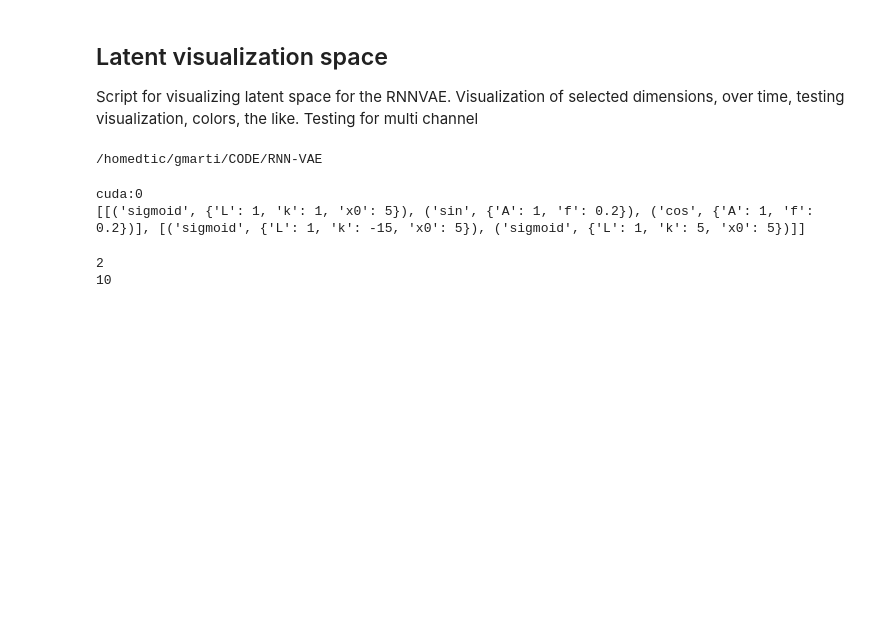
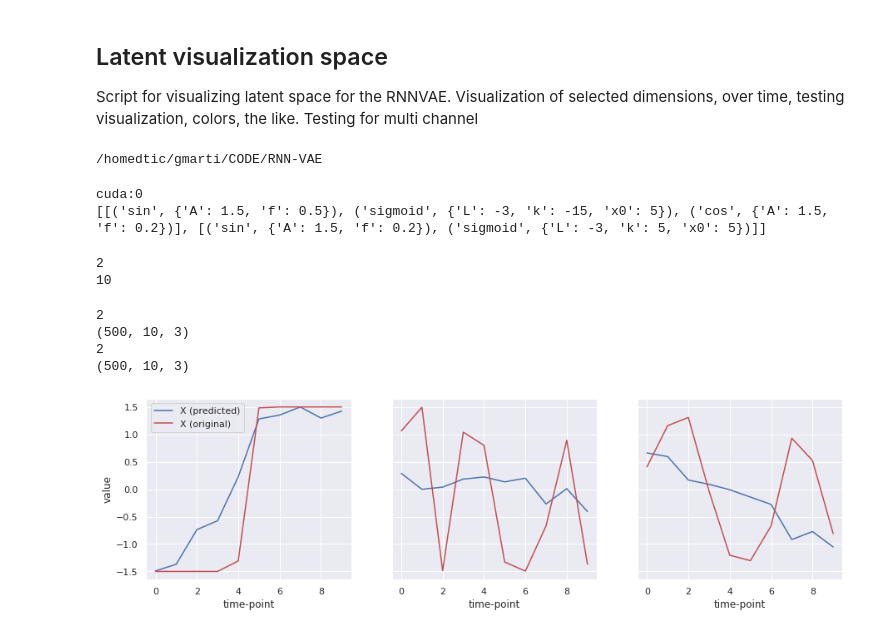
Before and after one commit to GerardMJuan/RNN-VAE, a Jupyter notebook: evaluation/mc_latent_visualization.ipynb, the cells around one changed output. Saved outputs shown, nothing was run; the diff lists cells and outputs as text; code cells hidden in the pictures; blank space fills up the shorter version.

```diff
--- a/evaluation/mc_latent_visualization.ipynb
+++ b/evaluation/mc_latent_visualization.ipynb
@@ -34,22 +34,28 @@ if torch.cuda.is_available():
 
 print(DEVICE)
 
-out_dir = "experiments_mc/meta_synth_nopadding/_h_10_z_4_hid_10_ntp_10_n_300/"
+out_dir = "experiments_mc_newloss/synth_padding/"
 
 #load parameters
 p = eval(open(out_dir + "params.txt").read())
 print(p['curves'])
 
+#ut parameters that initially were not there
+ch_type = ['long','long']
+
+
 model = rnnvae.MCRNNVAE(p["h_size"], p["hidden"], p["n_layers"],
                         p["hidden"], p["n_layers"], p["hidden"],
                         p["n_layers"], p["z_dim"], p["hidden"], p["n_layers"],
                         p["clip"], p["n_epochs"], p["batch_size"],
-                        p["n_channels"], p["n_feats"], p["model_name_dict"], DEVICE)
+                        p["n_channels"], p["ch_type"], p["n_feats"], DEVICE, print_every=100,
+                        phi_layers=p["phi_layers"], sigmoid_mean=p["sig_mean"],
+                        dropout=p["dropout"], dropout_threshold=p["drop_th"])
 model = model.to(DEVICE)
 model.load(out_dir+'model.pt')
 # %% [output]
 cuda:0
-[[('sigmoid', {'L': 1, 'k': 1, 'x0': 5}), ('sin', {'A': 1, 'f': 0.2}), ('cos', {'A': 1, 'f': 0.2})], [('sigmoid', {'L': 1, 'k': -15, 'x0': 5}), ('sigmoid', {'L': 1, 'k': 5, 'x0': 5})]]
+[[('sin', {'A': 1.5, 'f': 0.5}), ('sigmoid', {'L': -3, 'k': -15, 'x0': 5}), ('cos', {'A': 1.5, 'f': 0.2})], [('sin', {'A': 1.5, 'f': 0.2}), ('sigmoid', {'L': -3, 'k': 5, 'x0': 5})]]
 # %%
 X_samples_tensor = []
 nsamples = 500
@@ -80 +101,45 @@ classif = [item for elem in classif for item in elem]
+# %%
+
+X_fwd = model.predict(X_samples_tensor, n_rec_tp)
+
+#Reformulate things
+X_pred = [np.array(x).swapaxes(0,1) for x in X_sample['xnext']]
+
+print(len(X_pred))
+print(X_pred[0].shape)
+
+print(len(X_samples_notensor))
+print(X_samples_notensor[0].shape)
+
+subj = 3
+sns.set()
+
+fig, ((ax1, ax2, ax3)) = plt.subplots(1, 3, figsize=(15,4), sharex=False, sharey=True)
+## Create figures of three signals and their points, with a subplots and everything
+ch_feats = [(0,1),(0,0),(1,0)]
+axes = [ax1,ax2,ax3]
+for ((ch, feat), ax) in zip(ch_feats, axes):
+
+    X_hat_line = X_pred[ch][subj, :, feat]   #Select only the subject we want
+    X_samples_line = X_samples_notensor[ch][subj, :, feat]   #Select only the subject we want
+
+    # Plot the two lines
+    ax.plot(range(len(X_hat_line)), X_hat_line, '-b', label='X (predicted)')
+    ax.plot(range(len(X_samples_line)), X_samples_line, '-r', label='X (original)')
+
+    ax.set_xlabel('time-point')
+    #ax.xlabel("time-point")
+    #ax.ylabel("value")
+
+ax1.set_ylabel('value')
+
+ax1.legend(loc='upper left')
+#plt.title("Predicted vs real")
+plt.show()
+# %% [output]
+2
+(500, 10, 3)
+2
+(500, 10, 3)
+[figure, added]
 # %%
```
Also changed, not shown: parts of 3 cells of this notebook, 22 other files.
